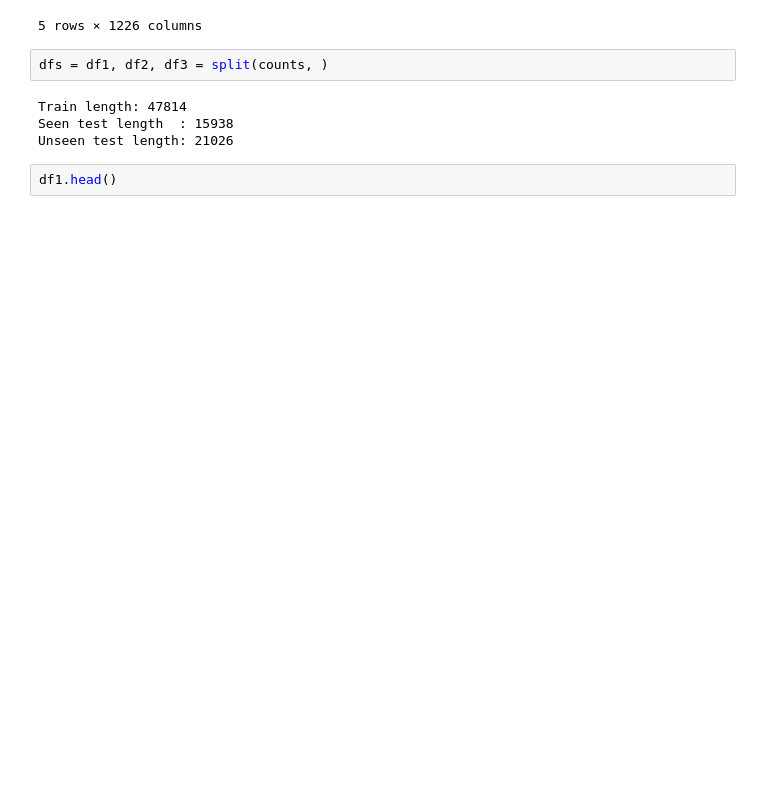
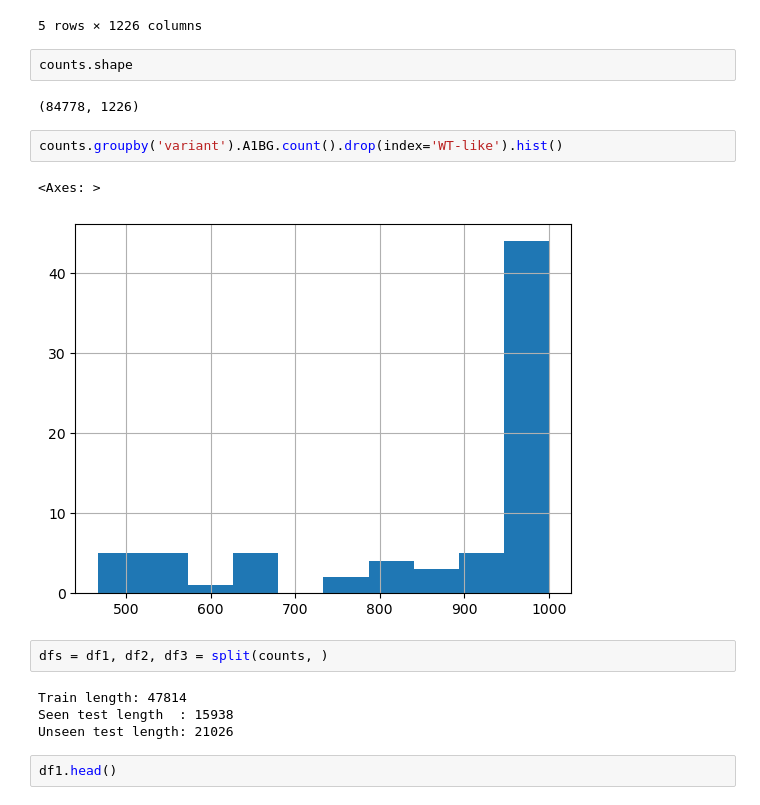
Before and after one commit to Lucas-Gui/sc_contrast, a Jupyter notebook: test.ipynb, the cells around one changed output. Saved outputs shown, nothing was run; the diff lists cells and outputs as text; blank space fills up the shorter version.

```diff
--- a/test.ipynb
+++ b/test.ipynb
@@ -36,6 +36,15 @@ counts.head()
 | AAACCTGAGACAAAGG-1-25 | -0.511574 | 0.411509 | -0.149505 | -0.445861 | 0.874412 | -0.167284 | -0.173591 | -0.450341 | 0.417036 | -0.212607 | ... |
 | AAACCTGAGACCGGAT-1-5 | -0.660791 | 0.813802 | -0.257539 | 0.629672 | 0.154318 | -0.356792 | -0.253018 | 0.384113 | 0.020371 | -0.516693 | ... |
 5 rows × 1226 columns
+# %%
+counts.shape
+# %% [output]
+(84778, 1226)
+# %%
+counts.groupby('variant').A1BG.count().drop(index='WT-like').hist()
+# %% [output]
+<Axes: >
+[figure, added]
 # %%
 dfs = df1, df2, df3 = split(counts, )
 # %% [output]
```
Also changed, not shown: 3 other files.
